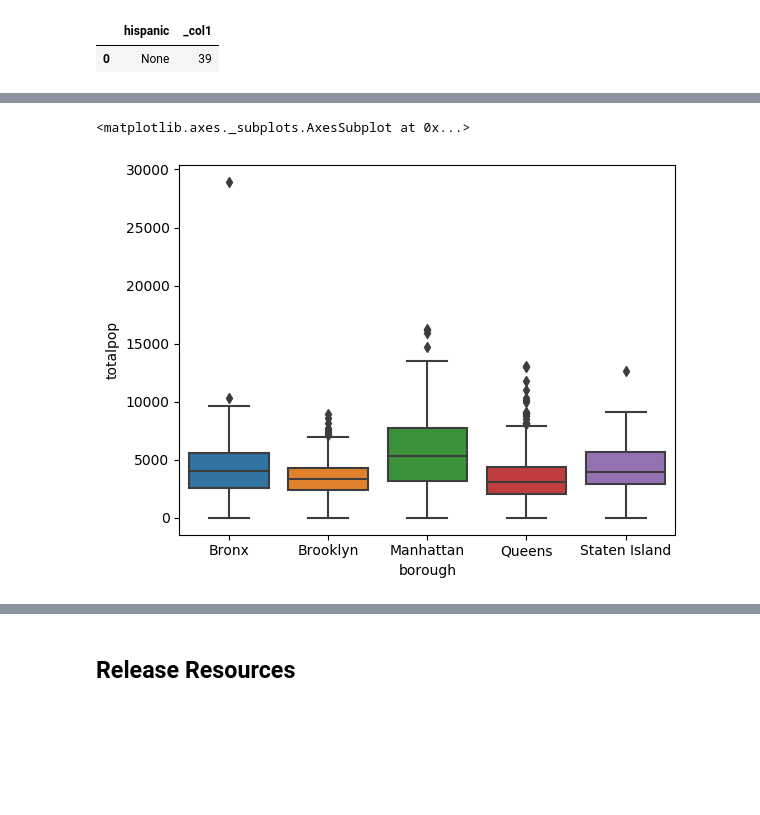
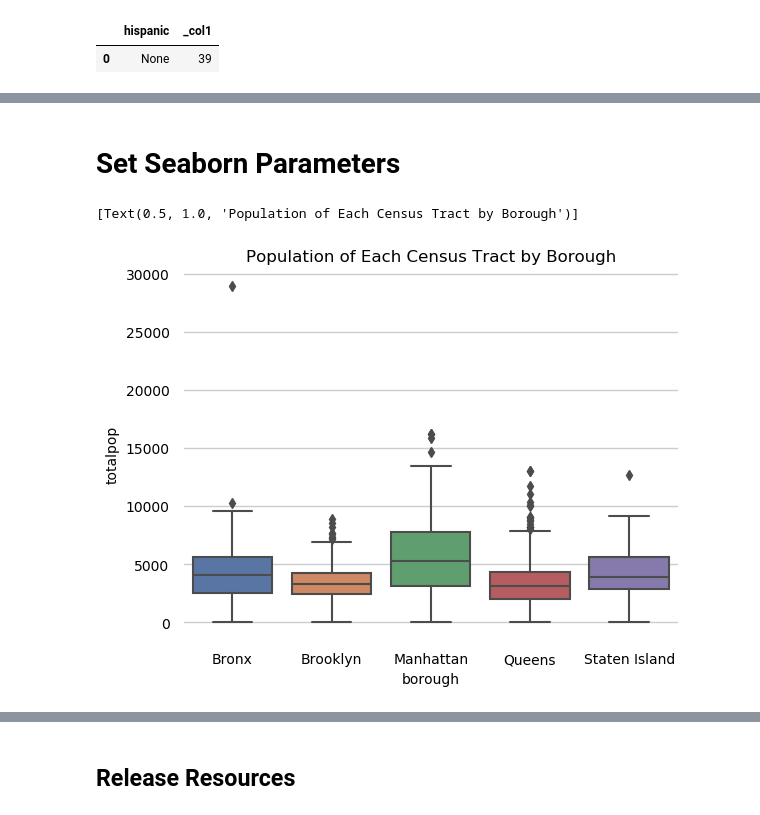
Before and after one commit to amcarr-ds/ML_modeling_using_AWS_proj, a Jupyter notebook: deliverables/01_Preprocess_and_EDA_amc_v1.ipynb, the cells around one changed output, grey strips where cells are left out. Cells and saved outputs as stored; diff of their text form; code cells hidden in the pictures; blank space fills up the shorter version.

```diff
--- a/deliverables/01_Preprocess_and_EDA_amc_v1.ipynb
+++ b/deliverables/01_Preprocess_and_EDA_amc_v1.ipynb
@@ -205,6 +304,30 @@ cen_df01_s04.head(17)
+# %% [markdown]
+# Set Seaborn Parameters
+# %%
+sns.set_style = "seaborn-whitegrid"
+
+sns.set(
+    rc={
+        "font.style": "normal",
+        "axes.facecolor": "white",
+        "grid.color": ".8",
+        "grid.linestyle": "-",
+        "figure.facecolor": "white",
+        "figure.titlesize": 20,
+        "text.color": "black",
+        "xtick.color": "black",
+        "ytick.color": "black",
+        "axes.labelcolor": "black",
+        "axes.grid": True,
+        "axes.labelsize": 10,
+        "xtick.labelsize": 10,
+        "font.size": 10,
+        "ytick.labelsize": 10,
+    }
+)
 # %%
 %matplotlib inline
-sns.boxplot(x='borough', y='totalpop', data=cen_df01_s04)
+sns.boxplot(x='borough', y='totalpop', data=cen_df01_s04).set(title='Population of Each Census Tract by Borough')
 # %% [output]
-<matplotlib.axes._subplots.AxesSubplot at 0x...>
+[Text(0.5, 1.0, 'Population of Each Census Tract by Borough')]
-[figure, old version]
+[figure, new version]
```
Also changed, not shown: parts of 9 cells of this notebook.
